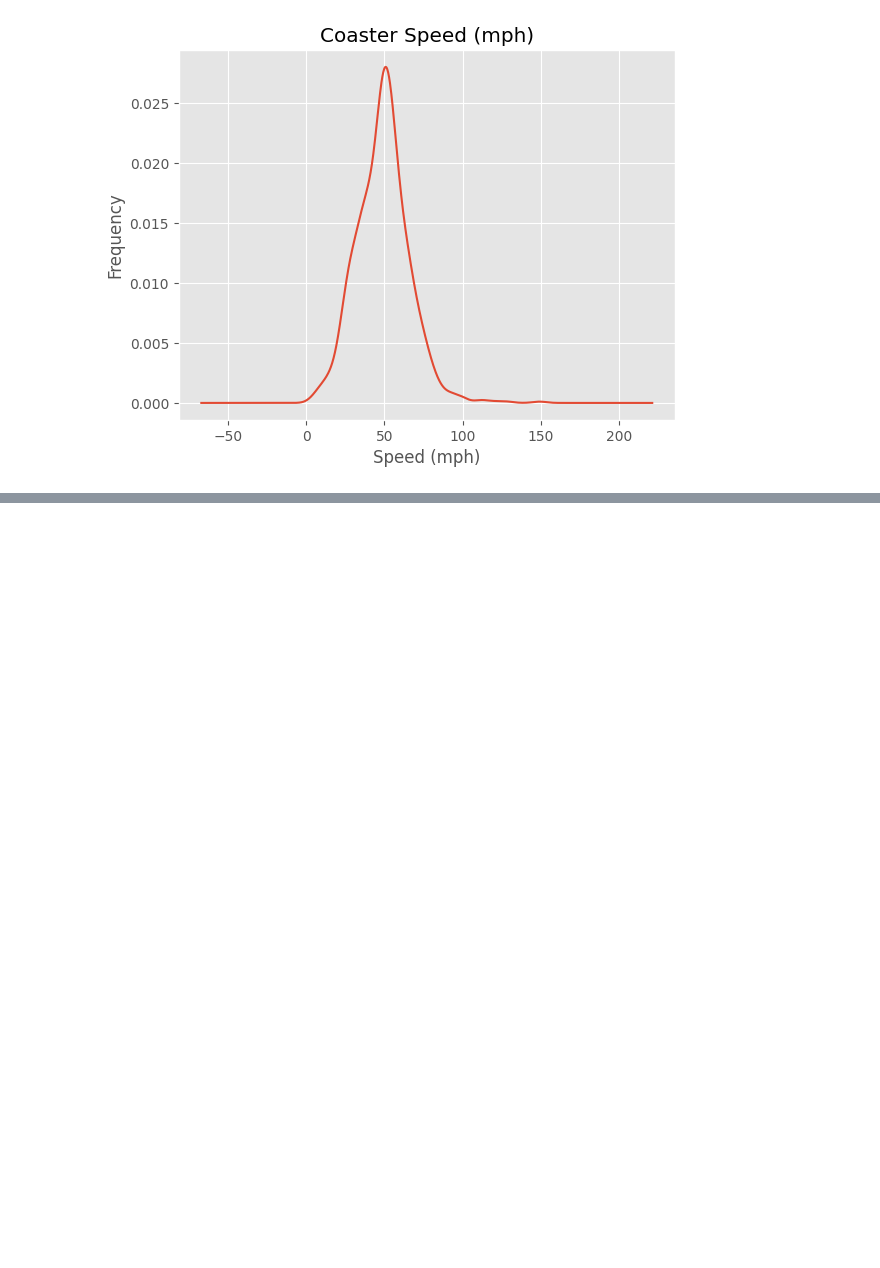
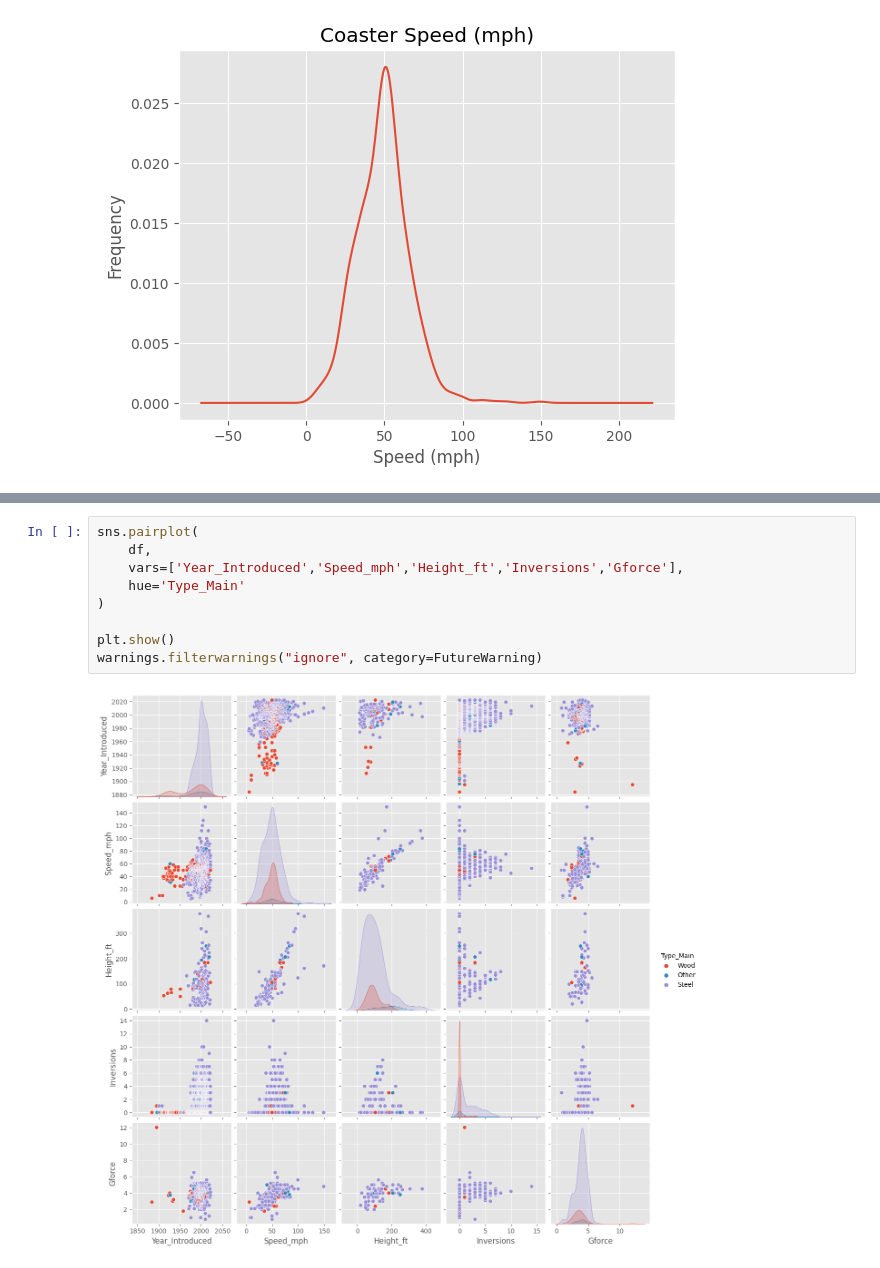
Before and after one commit to VivekAndola/Data-Analysis-Projects, a Jupyter notebook: project-1-roller-coaster-dataset.ipynb, the cells around one changed output, grey strips where cells are left out. Cells and saved outputs as stored; diff of their text form; blank space fills up the shorter version.

```diff
--- a/project-1-roller-coaster-dataset.ipynb
+++ b/project-1-roller-coaster-dataset.ipynb
@@ -217,0 +242,11 @@ Text(0, 0.5, 'Frequency')
+# %%
+sns.pairplot(
+    df,
+    vars=['Year_Introduced','Speed_mph','Height_ft','Inversions','Gforce'],
+    hue='Type_Main'
+)
+
+plt.show()
+warnings.filterwarnings("ignore", category=FutureWarning)
+# %% [output]
+[figure, added]
```
Also changed, not shown: parts of 6 cells of this notebook.
